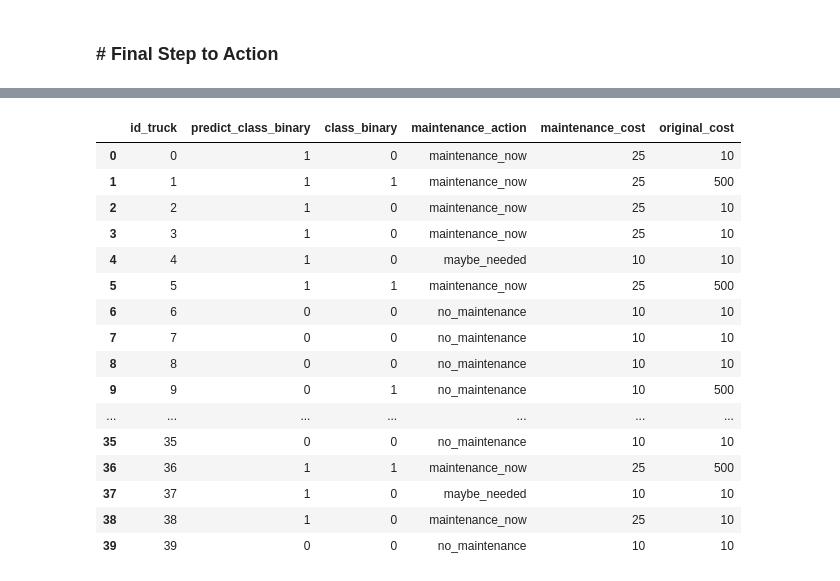
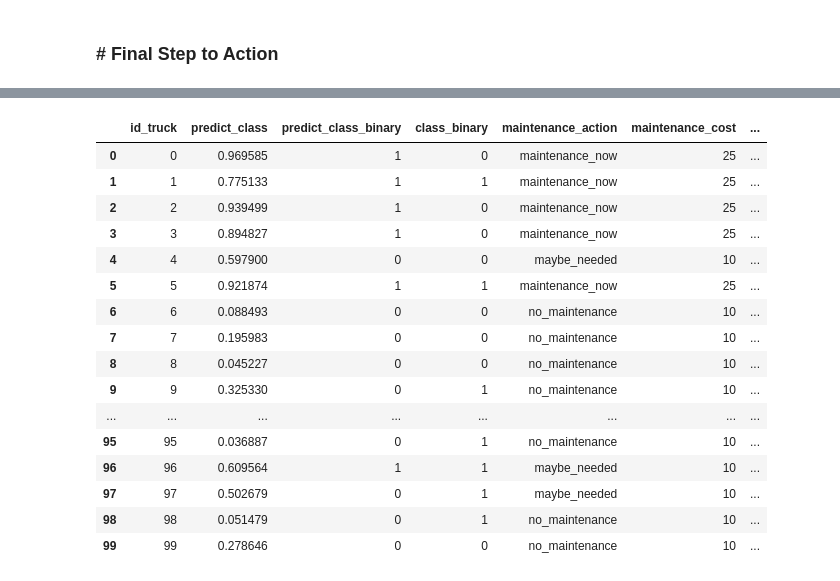
Before and after one commit to Delevati/airsystem_predict, a Jupyter notebook: models/random_forest/run_train-RF.ipynb, the cells around one changed output, grey strips where cells are left out. Cells and saved outputs as stored; diff of their text form; code cells hidden in the pictures.

Commit message:
[FIX]var-dataframe

```diff
--- a/models/random_forest/run_train-RF.ipynb
+++ b/models/random_forest/run_train-RF.ipynb
@@ -215,17 +214,18 @@ Confusion Matrix (Teste):
 [figure]
 # %%
 # Evaluate val data
-y_pred_present = model.predict(X_present)
+y_present = df_present['class_binary']
+y_pred_present = df_present['predict_class'].apply(lambda x: 1 if x >= 0.5 else 0)
 
-print("\nMetric Preidct 'Present Year':")
+print("\nMetric Predict 'Present Year':")
 print(f"Accuracy: {accuracy_score(y_present, y_pred_present)}")
 print(f"Precision: {precision_score(y_present, y_pred_present)}")
 print(f"Recall: {recall_score(y_present, y_pred_present)}")
 print(f"F1-Score: {f1_score(y_present, y_pred_present)}")
-print(f"ROC: {roc_auc_score(y_present, y_pred_present)}")
+print(f"ROC AUC: {roc_auc_score(y_present, y_pred_present)}")
 print(f"Confusion Matrix (Present Year):\n {confusion_matrix(y_present, y_pred_present)}")
 
-plt.figure(figsize=(2, 2))
+plt.figure(figsize=(6, 6))
 cm = confusion_matrix(y_present, y_pred_present)
 cmap_colors = ['red', 'blue']
 sns.heatmap(cm, cmap=cmap_colors, annot=True, fmt='d', cbar=False,
@@ -251,9 +251,6 @@ Confusion Matrix (Present Year):
 # %% [markdown]
 ### # Final Step to Action
 # %%
-import pandas as pd
-import numpy as np
-
 # Direct count to brute verify values for predict maked and original classes on present year.
 count_pred = np.bincount(y_pred_present)
 count_present = np.bincount(y_present)
@@ -264,24 +261,22 @@ print(f"* Present_year_real_values: {count_present[0]} neg and {count_present[1]
 print(f"* Present_year_pred_values: {count_pred[0]} neg and {count_pred[1]} pos.\n")
 print(f"-------------- * Difference: {difference[0]} neg and {difference[1]} pos. \n")
 
-# Function to calculate the original cost based on the class value
+# Define initial index based on binary value
 def calculate_original_cost(class_value):
     if class_value == 1:
-        return 500  # cost of corrective maintenance
+        return 500
     elif class_value == 0:
-        return 10  # no cost if there is no defect and it is not taken to maintenance
+        return 10
     else:
         return np.nan
 
-# Function to calculate the maintenance cost based on the determined actions
+# Function to maintenance difference levels
 def calcular_custo_maintenance(df):
     cost_now = 25
     cost_maybe = 10
     cost_not_now = 500
 
-    df['maintenance_action'] = pd.cut(df['predict_class'], bins=[-np.inf, 0.5, 0.7, np.inf],
-                                       labels=['no_maintenance', 'maybe_needed', 'maintenance_now'])
-
+    df['maintenance_action'] = pd.cut(df['predict_class'], bins=[-np.inf, 0.35, 0.7, np.inf], labels=['no_maintenance', 'maybe_needed', 'maintenance_now'])
     df['maintenance_cost'] = df['maintenance_action'].map({
         'maintenance_now': cost_now,
         'no_maintenance': cost_not_now,
@@ -290,32 +285,34 @@ def calcular_custo_maintenance(df):
 
     return df
 
-# Calculate costs
+# Create DataFrame (df_present)
 df_saida = pd.DataFrame({
     'id_truck': df_present.index,
     'predict_class': df_present['predict_class'],
     'class_binary': df_present['class_binary']
 })
 
+# Sum maintenance real custs
 df_saida['original_cost'] = df_saida['class_binary'].apply(calculate_original_cost)
+
+# sum maintenance predict custs
 df_saida = calcular_custo_maintenance(df_saida)
 
+df_saida['maintenance_cost'] = np.where(
+    (df_saida['predict_class'] == 0) & (df_saida['class_binary'] == 0), 0, df_saida['maintenance_cost']
+)
 
-threshold = 0.5
+# Create a 'predict_class_binary' on threshold
+threshold = 0.6
 df_saida['predict_class_binary'] = df_saida['predict_class'].apply(lambda x: 1 if x >= threshold else 0)
 
+# Adjust cuts of maintenance based on binary classifcation
 df_saida['maintenance_cost'] = np.where(df_saida['predict_class_binary'] == 0, 10, df_saida['maintenance_cost'])
+pd.set_option('display.max_rows', None)
 
-print("Trucks maintenance predictions including all predict_class values:")
-display(df_saida[['id_truck','predict_class_binary', 'class_binary', 'maintenance_action', 'maintenance_cost', 'original_cost']].head(40))
-
-# Calculate total costs
-total_maintenance_cost = df_saida['maintenance_cost'].sum()
-total_original_cost = df_saida['original_cost'].sum()
-
-print("\nTotal maintenance cost: $", total_maintenance_cost)
-print("Total original cost: $", total_original_cost)
-print("Potential Savings: $", total_original_cost - total_maintenance_cost)
+# show idiplay columns
+print("\nTrucks maintenance predictions including all predict_class values:")
+display(df_saida[['id_truck', 'predict_class', 'predict_class_binary', 'class_binary', 'maintenance_action', 'maintenance_cost', 'original_cost']].head(100))
 # %% [output]
 Direct count from 'present year' and 'predict present year' maintenance trucks:
 
@@ -327,18 +325,18 @@ Direct count from 'present year' and 'predict present year' maintenance trucks:
 Trucks maintenance predictions including all predict_class values:
-|  | id_truck | predict_class_binary | class_binary | maintenance_action | maintenance_cost | original_cost |
-| 0 | 0 | 1 | 0 | maintenance_now | 25 | 10 |
-| 1 | 1 | 1 | 1 | maintenance_now | 25 | 500 |
-| 2 | 2 | 1 | 0 | maintenance_now | 25 | 10 |
-| 3 | 3 | 1 | 0 | maintenance_now | 25 | 10 |
-| 4 | 4 | 1 | 0 | maybe_needed | 10 | 10 |
-| 5 | 5 | 1 | 1 | maintenance_now | 25 | 500 |
-| 6 | 6 | 0 | 0 | no_maintenance | 10 | 10 |
-| 7 | 7 | 0 | 0 | no_maintenance | 10 | 10 |
-| 8 | 8 | 0 | 0 | no_maintenance | 10 | 10 |
-| 9 | 9 | 0 | 1 | no_maintenance | 10 | 500 |
-| ... | ... | ... | ... | ... | ... | ... |
-| 35 | 35 | 0 | 0 | no_maintenance | 10 | 10 |
-| 36 | 36 | 1 | 1 | maintenance_now | 25 | 500 |
-| 37 | 37 | 1 | 0 | maybe_needed | 10 | 10 |
-| 38 | 38 | 1 | 0 | maintenance_now | 25 | 10 |
-| 39 | 39 | 0 | 0 | no_maintenance | 10 | 10 |
+|  | id_truck | predict_class | predict_class_binary | class_binary | maintenance_action | maintenance_cost | ... |
+| 0 | 0 | 0.969585 | 1 | 0 | maintenance_now | 25 | ... |
+| 1 | 1 | 0.775133 | 1 | 1 | maintenance_now | 25 | ... |
+| 2 | 2 | 0.939499 | 1 | 0 | maintenance_now | 25 | ... |
+| 3 | 3 | 0.894827 | 1 | 0 | maintenance_now | 25 | ... |
+| 4 | 4 | 0.597900 | 0 | 0 | maybe_needed | 10 | ... |
+| 5 | 5 | 0.921874 | 1 | 1 | maintenance_now | 25 | ... |
+| 6 | 6 | 0.088493 | 0 | 0 | no_maintenance | 10 | ... |
+| 7 | 7 | 0.195983 | 0 | 0 | no_maintenance | 10 | ... |
+| 8 | 8 | 0.045227 | 0 | 0 | no_maintenance | 10 | ... |
+| 9 | 9 | 0.325330 | 0 | 1 | no_maintenance | 10 | ... |
+| ... | ... | ... | ... | ... | ... | ... | ... |
+| 95 | 95 | 0.036887 | 0 | 1 | no_maintenance | 10 | ... |
+| 96 | 96 | 0.609564 | 1 | 1 | maybe_needed | 10 | ... |
+| 97 | 97 | 0.502679 | 0 | 1 | maybe_needed | 10 | ... |
+| 98 | 98 | 0.051479 | 0 | 1 | no_maintenance | 10 | ... |
+| 99 | 99 | 0.278646 | 0 | 0 | no_maintenance | 10 | ... |
```
Also changed, not shown: parts of 5 cells of this notebook, 2 other files.
